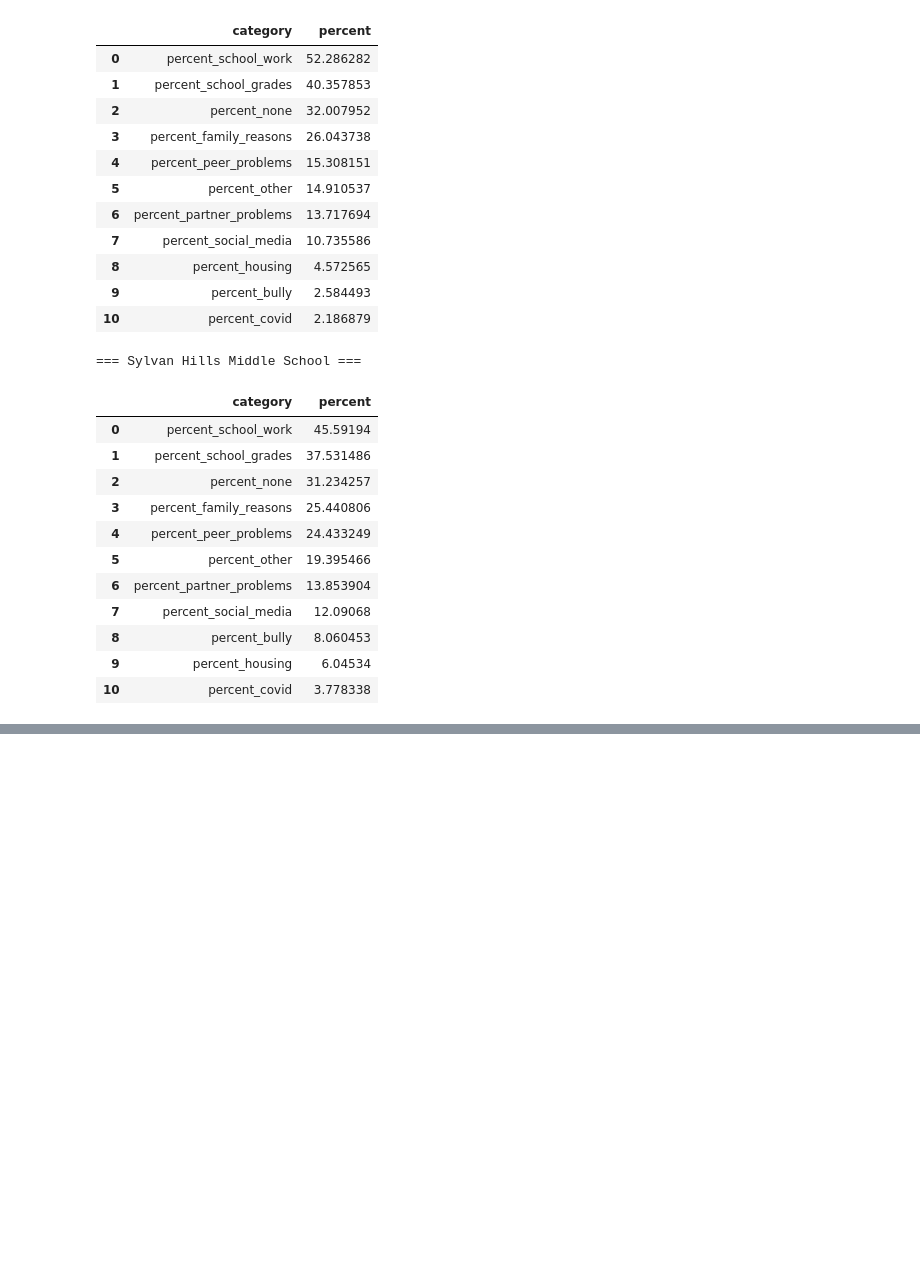
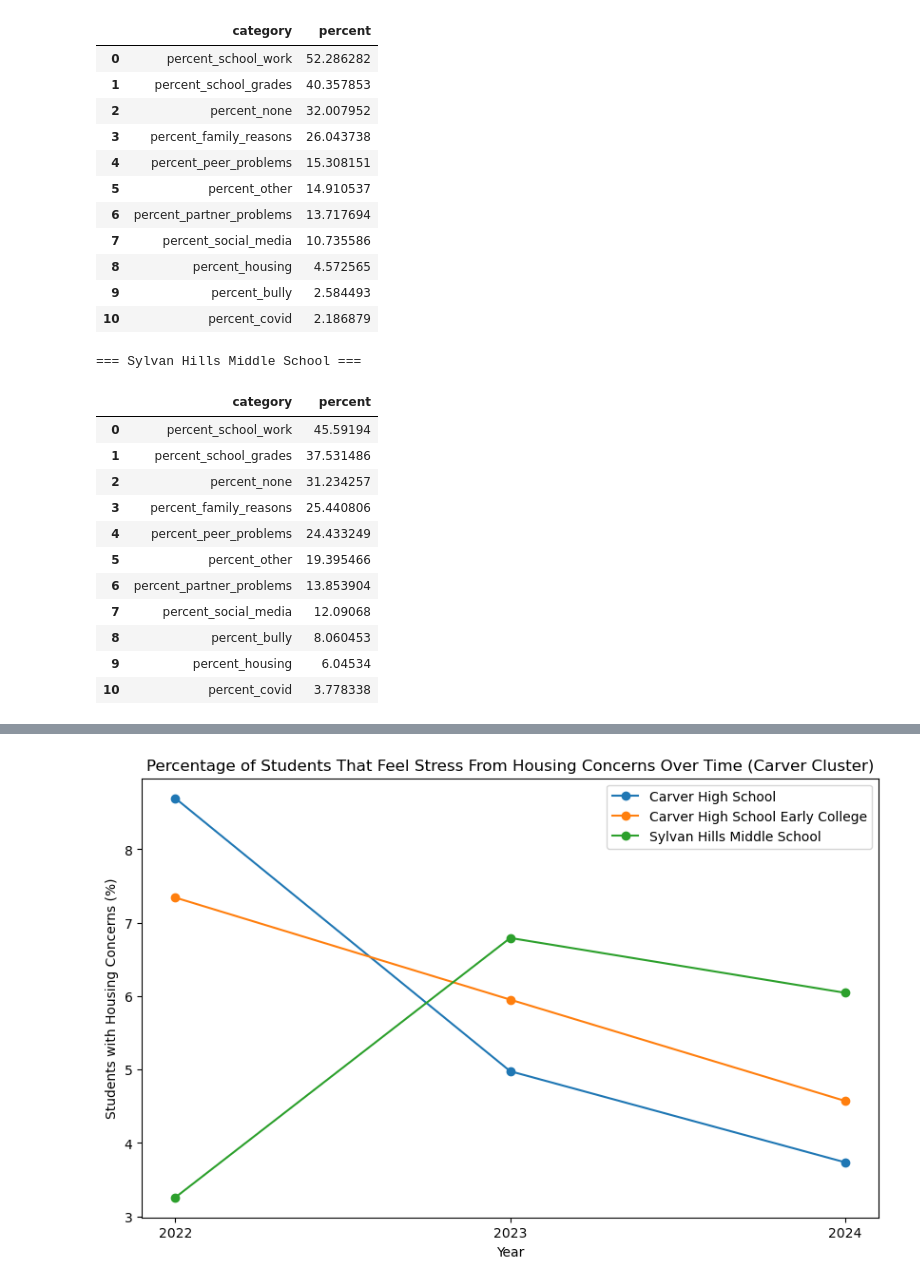
Before and after one commit to win-lau/gadoe-survey, a Jupyter notebook: analysis/carver_cluster.ipynb, the cells around one changed output, grey strips where cells are left out. Drawn from its saved outputs; the diff is of its cells as text; code cells hidden in the pictures; blank space fills up the shorter version.

Commit message:
add analysis for carver cluster

```diff
--- a/analysis/carver_cluster.ipynb
+++ b/analysis/carver_cluster.ipynb
@@ -100,0 +108,6 @@ for i, row in cc_stress.iterrows():
+# %%
+# line graph of percent of students with housing concerns over time for Carver Cluster schools
+import matplotlib.pyplot as plt
+
+housing_carver_tsa = pd.read_csv("../results/final_housing_data_carver_tsa.csv")
+display(housing_carver_tsa)
@@ -100,0 +125,13 @@ for i, row in cc_stress.iterrows():
+# %%
+plt.figure(figsize=(10, 6))
+for school in housing_carver_tsa["school"].unique():
+    school_data = housing_carver_tsa[housing_carver_tsa["school"] == school]
+    plt.plot(school_data["year"], school_data["percent_housing_concern"], marker="o", label=school)
+plt.title("Percentage of Students That Feel Stress From Housing Concerns Over Time (Carver Cluster)")
+plt.xlabel("Year")
+plt.ylabel("Students with Housing Concerns (%)")
+plt.xticks(housing_carver_tsa["year"].unique())
+plt.legend()
+plt.show()
+# %% [output]
+[figure, added]
```
Also changed, not shown: parts of 5 cells of this notebook.
